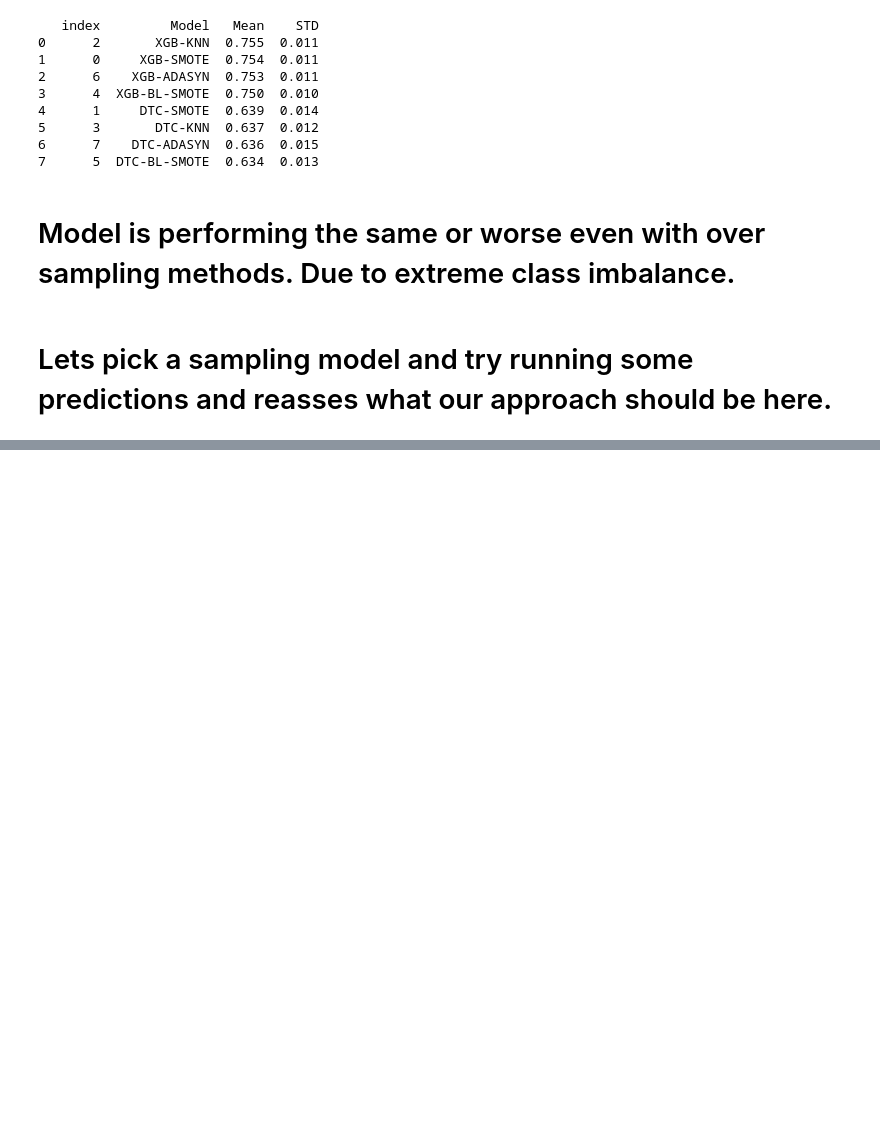
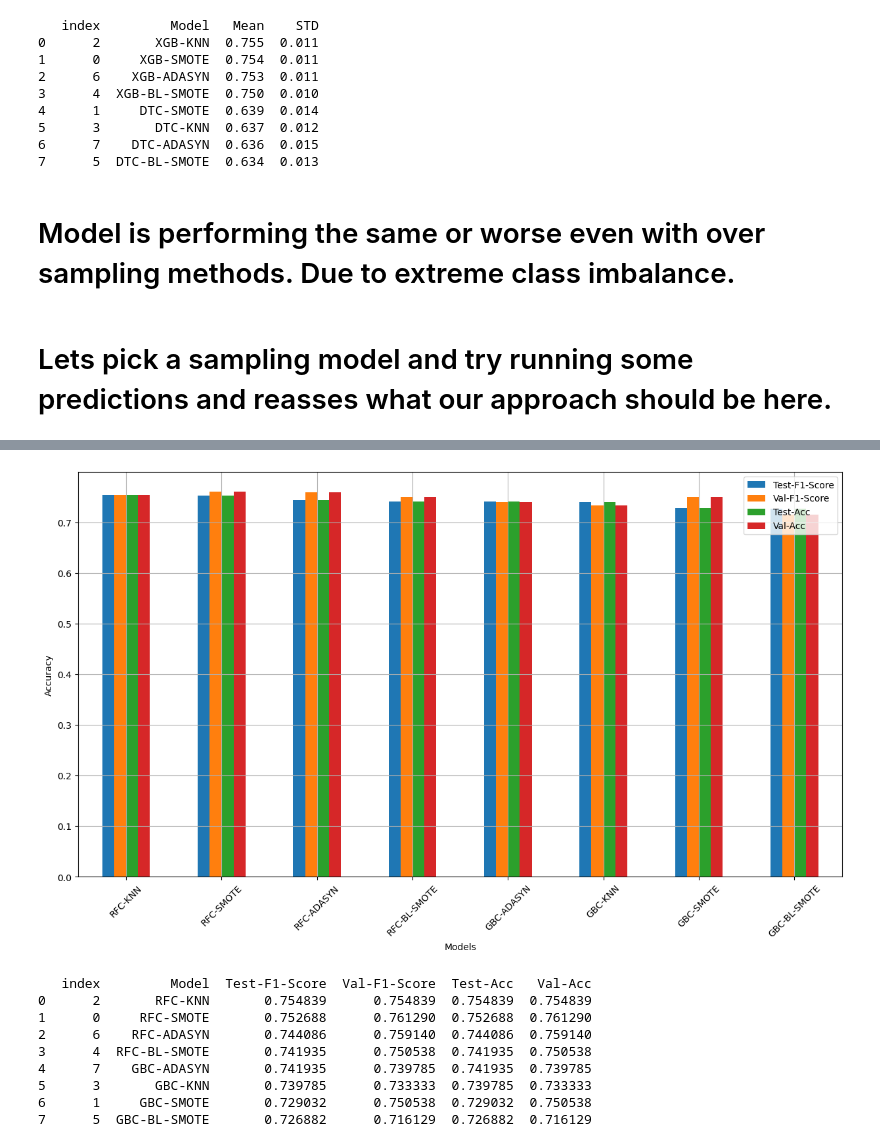
Before and after one commit to MaukanMir/Netflix-Sentiment-Classification-Two, a Jupyter notebook: training.ipynb, the cells around one changed output, grey strips where cells are left out. Cells and saved outputs as stored; diff of their text form; code cells hidden in the pictures; blank space fills up the shorter version.

```diff
--- a/training.ipynb
+++ b/training.ipynb
@@ -400,0 +406,16 @@ test_predictions(sampling_model_names, sampling_models, model_names, models, X_p
+# %%
+model_names = ["RFC", "GBC"]
+models = grab_selected_models(model_names)
+
+test_predictions(sampling_model_names, sampling_models, model_names, models, X_processed, y_encoded)
+# %% [output]
+[figure, added]
+   index         Model  Test-F1-Score  Val-F1-Score  Test-Acc   Val-Acc
+0      2       RFC-KNN       0.754839      0.754839  0.754839  0.754839
+1      0     RFC-SMOTE       0.752688      0.761290  0.752688  0.761290
+2      6    RFC-ADASYN       0.744086      0.759140  0.744086  0.759140
+3      4  RFC-BL-SMOTE       0.741935      0.750538  0.741935  0.750538
+4      7    GBC-ADASYN       0.741935      0.739785  0.741935  0.739785
+5      3       GBC-KNN       0.739785      0.733333  0.739785  0.733333
+6      1     GBC-SMOTE       0.729032      0.750538  0.729032  0.750538
+7      5  GBC-BL-SMOTE       0.726882      0.716129  0.726882  0.716129
```
Also changed, not shown: parts of 3 cells of this notebook.
